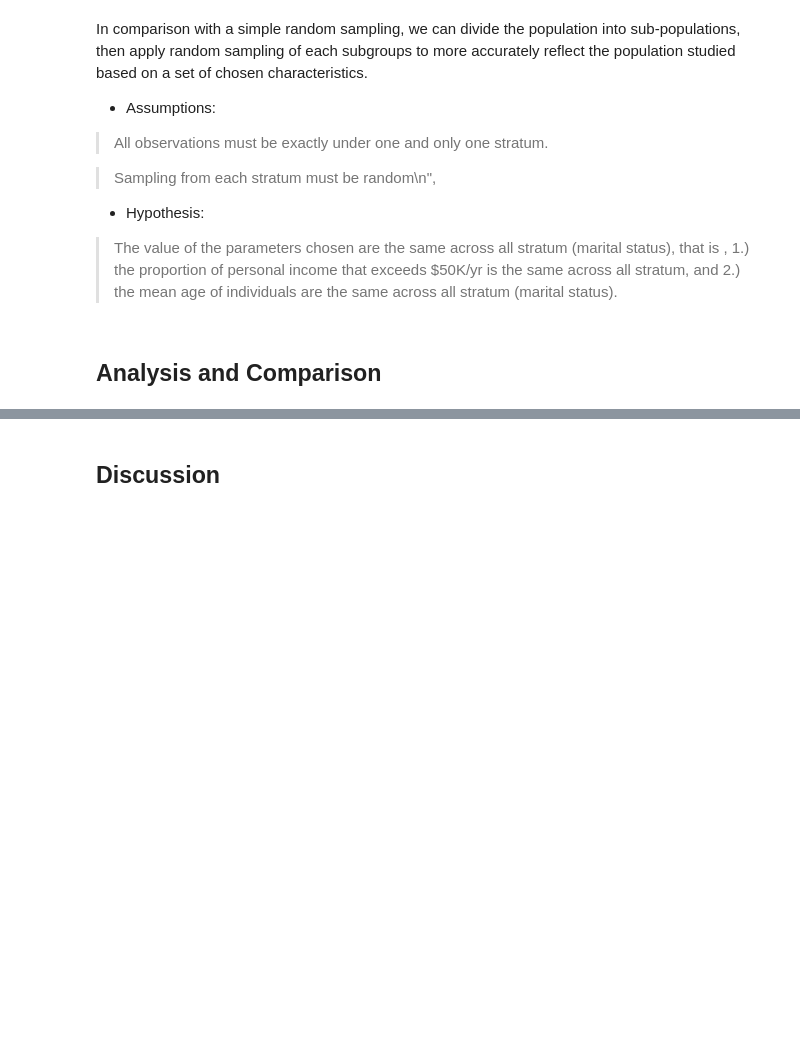
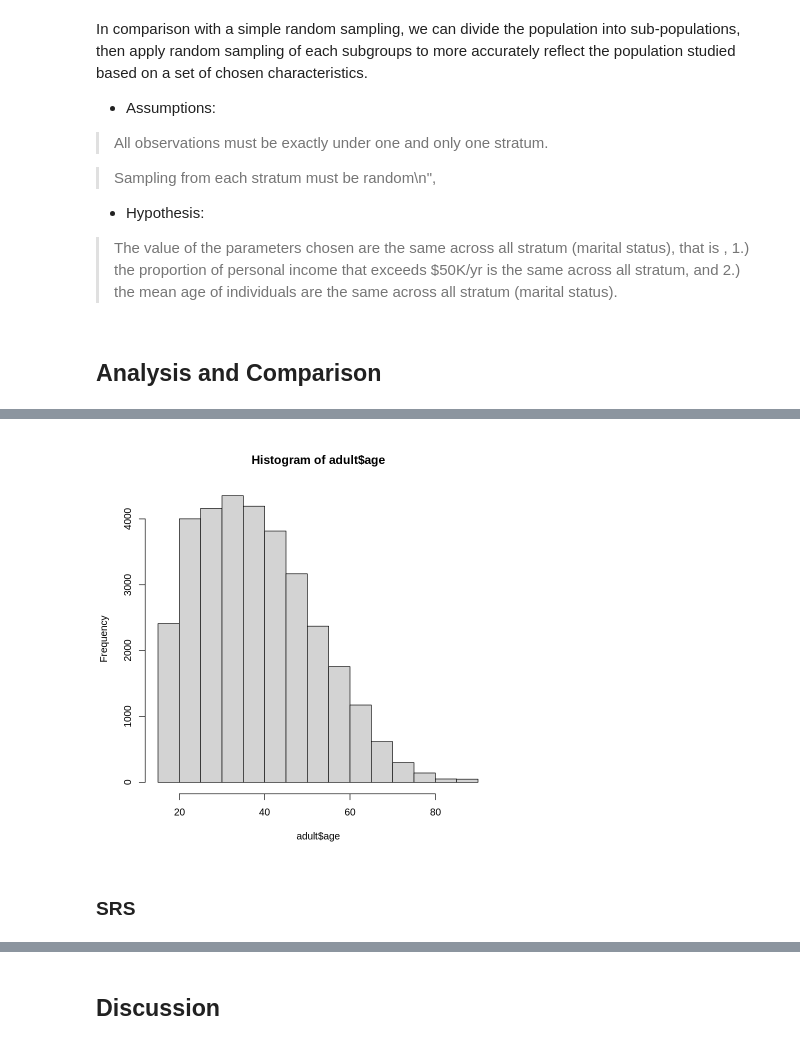
Before and after one commit to MarsZan/STAT-344-Project, a Jupyter notebook: STAT 344 Project.ipynb, the cells around one changed output, grey strips where cells are left out. Cells and saved outputs as stored; diff of their text form; code cells hidden in the pictures; blank space fills up the shorter version.

```diff
--- a/STAT 344 Project.ipynb
+++ b/STAT 344 Project.ipynb
@@ -84,3 +137,9 @@ A data.frame: 6 × 15
 | 4 | 53 | Private | 234721 | 11th | 7 | Married-civ-spouse | Handlers-cleaners | Husband | ... |
 | 5 | 28 | Private | 338409 | Bachelors | 13 | Married-civ-spouse | Prof-specialty | Wife | ... |
 | 6 | 37 | Private | 284582 | Masters | 14 | Married-civ-spouse | Exec-managerial | Wife | ... |
+# %%
+age_His <- hist(adult$age)
+# %% [output]
+[figure, added]
+# %% [markdown]
+### SRS
```
Also changed, not shown: parts of 15 cells of this notebook.
